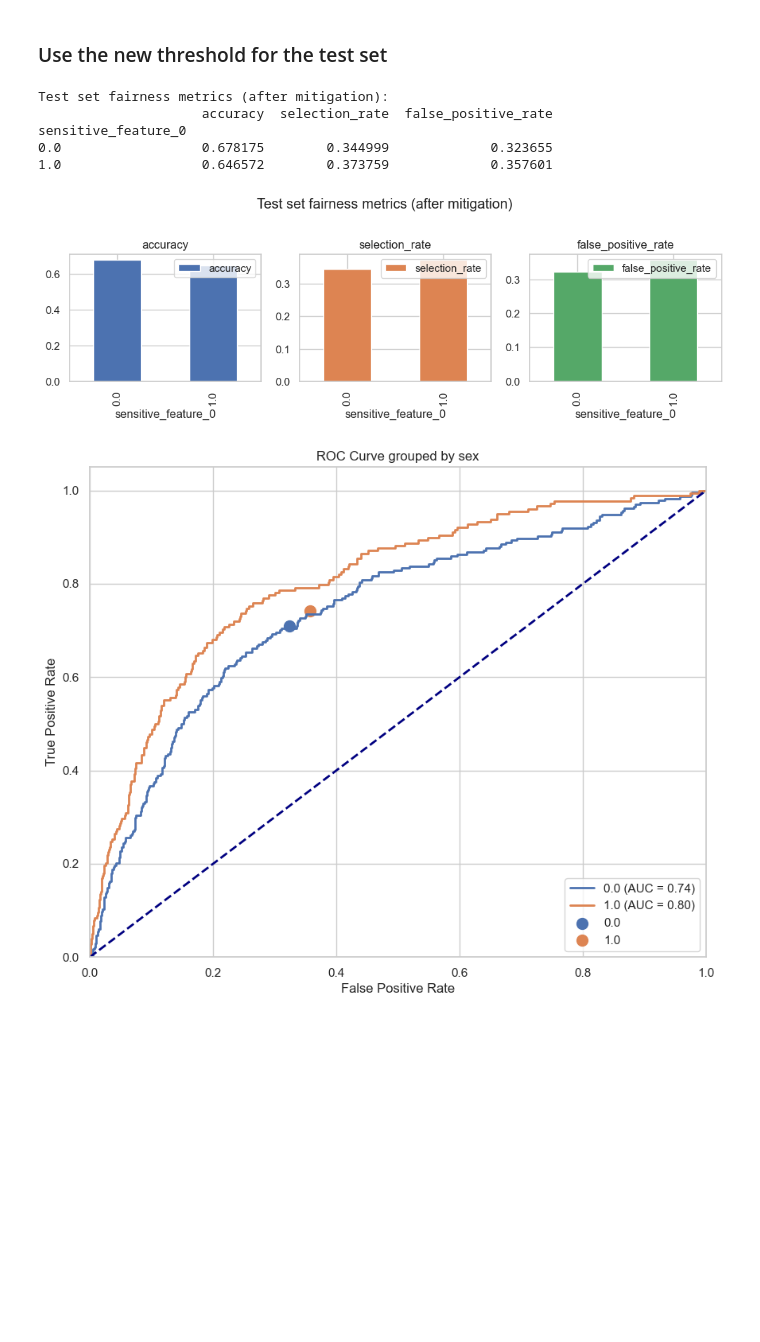
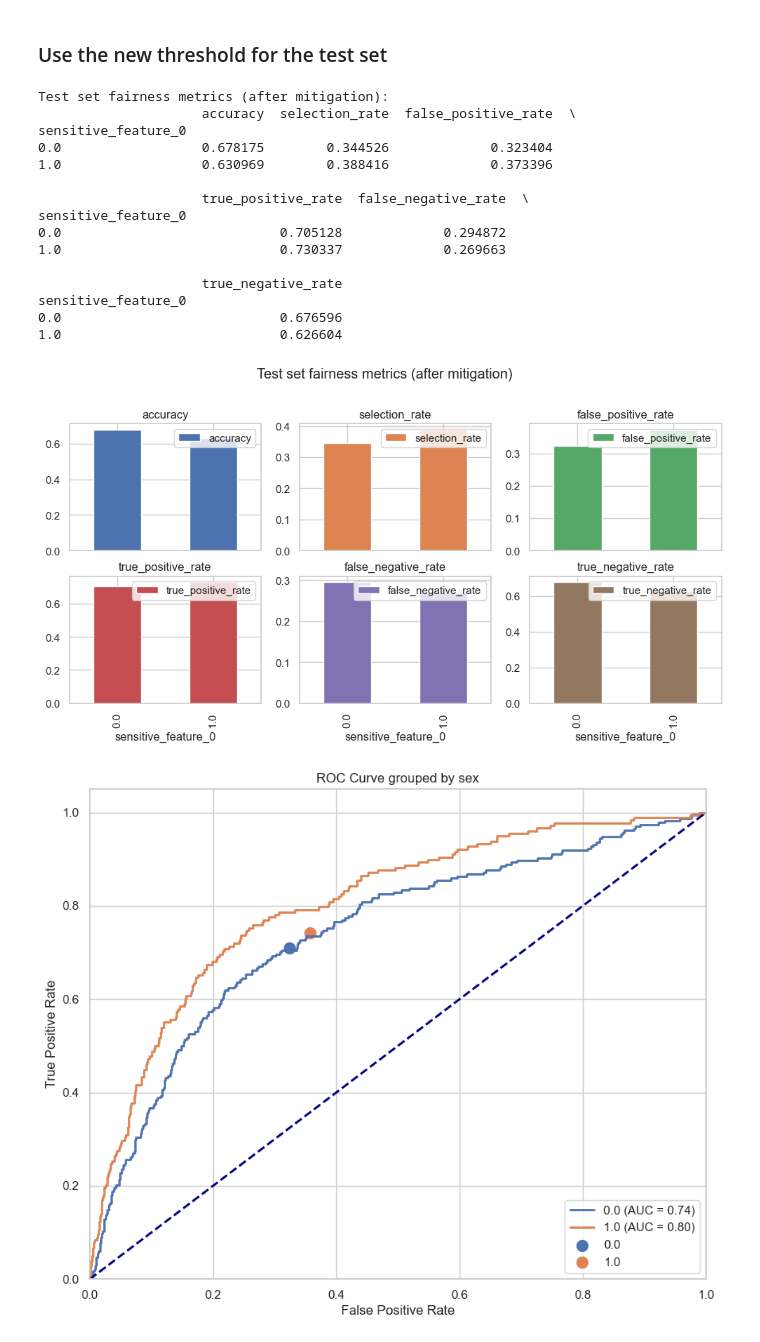
Before and after one commit to alex-tjellesen/RAI_fairness_exercise, a Jupyter notebook: exercise.ipynb, the cells around one changed output. Drawn from its saved outputs; the diff is of its cells as text; code cells hidden in the pictures; blank space fills up the shorter version.

```diff
--- a/exercise.ipynb
+++ b/exercise.ipynb
@@ -439,30 +452,43 @@ y_pred_fair_test = to.predict(test_prob_2D, sensitive_features=test_a)
 # %%
 mf = MetricFrame(
         metrics={
                 'accuracy': accuracy_score,
                 "selection_rate": selection_rate,
                 "false_positive_rate": false_positive_rate,
+                "true_positive_rate": true_positive_rate,
+                "false_negative_rate": false_negative_rate,
+                "true_negative_rate": true_negative_rate
         },
         y_true=test_lab,
         y_pred=y_pred_fair_test,
         sensitive_features=test_a
 )
 
 print("Test set fairness metrics (after mitigation):")
 print(mf.by_group)
 bar = mf.by_group.plot.bar(
     subplots=True,
     layout=(3, 3),
     figsize=(12, 8),
     title="Test set fairness metrics (after mitigation)"
 )
 # %% [output]
 Test set fairness metrics (after mitigation):
-                     accuracy  selection_rate  false_positive_rate
+                     accuracy  selection_rate  false_positive_rate  \
 sensitive_feature_0
-0.0                  0.678175        0.344999             0.323655
-1.0                  0.646572        0.373759             0.357601
+0.0                  0.678175        0.344526             0.323404
+1.0                  0.630969        0.388416             0.373396
+
+                     true_positive_rate  false_negative_rate  \
+sensitive_feature_0
+0.0                            0.705128             0.294872
+1.0                            0.730337             0.269663
+
+                     true_negative_rate
+sensitive_feature_0
+0.0                            0.676596
+1.0                            0.626604
-[figure, old version]
+[figure, new version]
 # %%
 plot_roc_simple(test_lab, test_prob, test_a, y_pred_fair_test,
         sensitive_attribute_name='sex',
```
Also changed, not shown: parts of 7 cells of this notebook.
